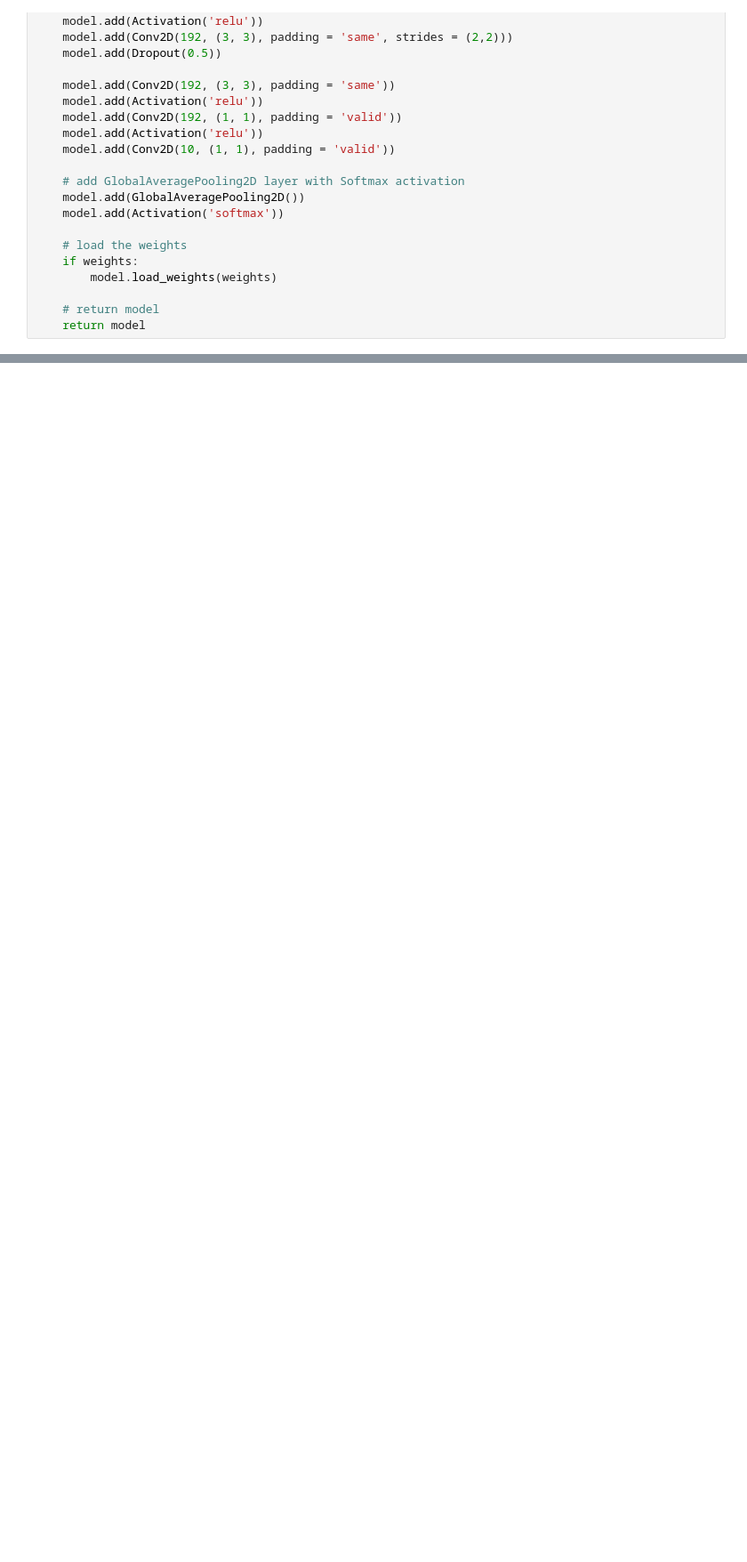
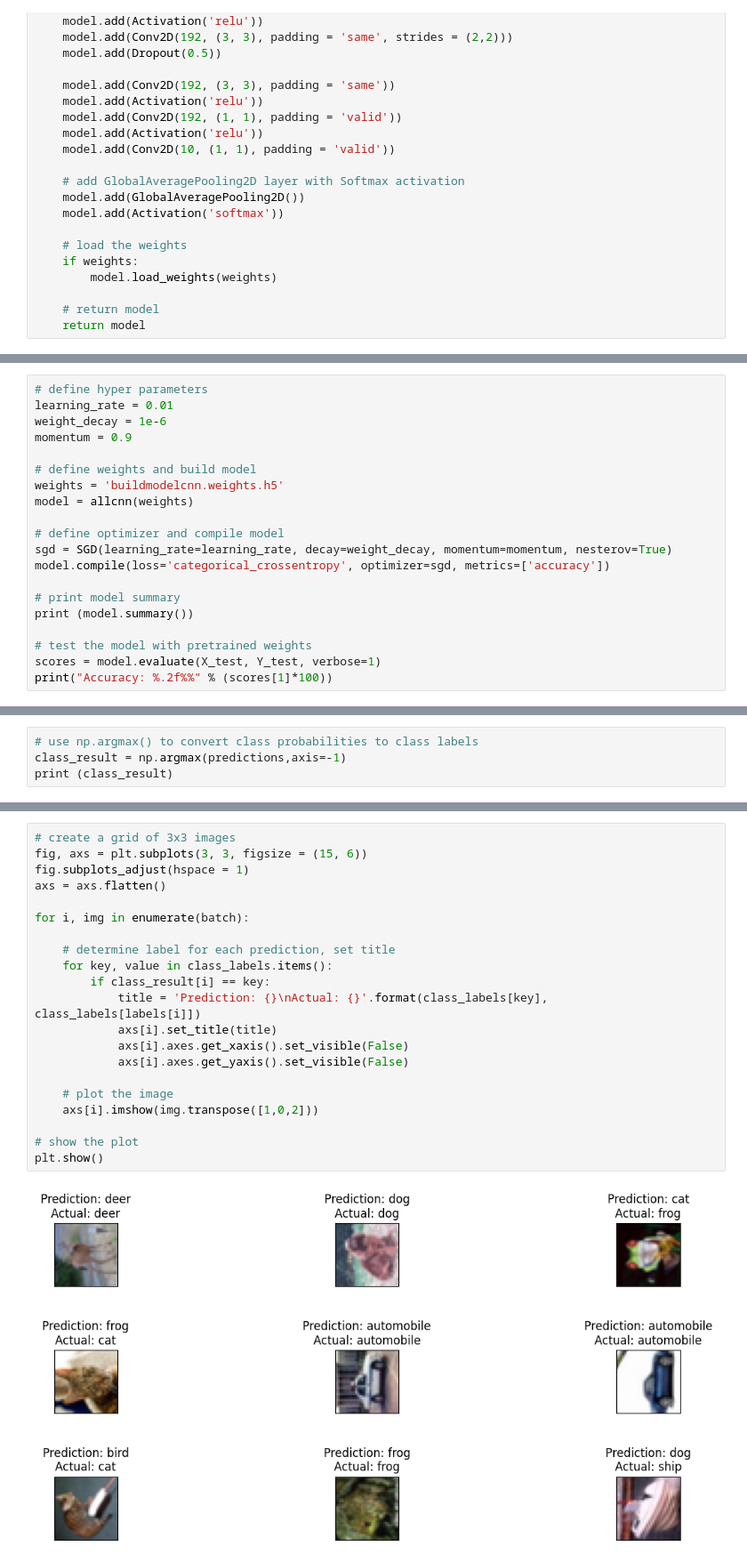
Before and after one commit to kd077-web/ds-projects, a Jupyter notebook: projects/objectRecognition.ipynb, the cells around one changed output, grey strips where cells are left out. Shown at 89% size. Cells and saved outputs as stored; diff of their text form; blank space fills up the shorter version.

```diff
--- a/projects/objectRecognition.ipynb
+++ b/projects/objectRecognition.ipynb
@@ -223,0 +243,20 @@ None
+# %%
+# define hyper parameters
+learning_rate = 0.01
+weight_decay = 1e-6
+momentum = 0.9
+
+# define weights and build model
+weights = 'buildmodelcnn.weights.h5'
+model = allcnn(weights)
+
+# define optimizer and compile model
+sgd = SGD(learning_rate=learning_rate, decay=weight_decay, momentum=momentum, nesterov=True)
+model.compile(loss='categorical_crossentropy', optimizer=sgd, metrics=['accuracy'])
+
+# print model summary
+print (model.summary())
+
+# test the model with pretrained weights
+scores = model.evaluate(X_test, Y_test, verbose=1)
+print("Accuracy: %.2f%%" % (scores[1]*100))
@@ -223,0 +360,4 @@ None
+# %%
+# use np.argmax() to convert class probabilities to class labels
+class_result = np.argmax(predictions,axis=-1)
+print (class_result)
@@ -223,0 +366,23 @@ None
+# %%
+# create a grid of 3x3 images
+fig, axs = plt.subplots(3, 3, figsize = (15, 6))
+fig.subplots_adjust(hspace = 1)
+axs = axs.flatten()
+
+for i, img in enumerate(batch):
+
+    # determine label for each prediction, set title
+    for key, value in class_labels.items():
+        if class_result[i] == key:
+            title = 'Prediction: {}\nActual: {}'.format(class_labels[key], class_labels[labels[i]])
+            axs[i].set_title(title)
+            axs[i].axes.get_xaxis().set_visible(False)
+            axs[i].axes.get_yaxis().set_visible(False)
+
+    # plot the image
+    axs[i].imshow(img.transpose([1,0,2]))
+
+# show the plot
+plt.show()
+# %% [output]
+[figure, added]
```
Also changed, not shown: parts of 12 cells of this notebook, 1 other file.
